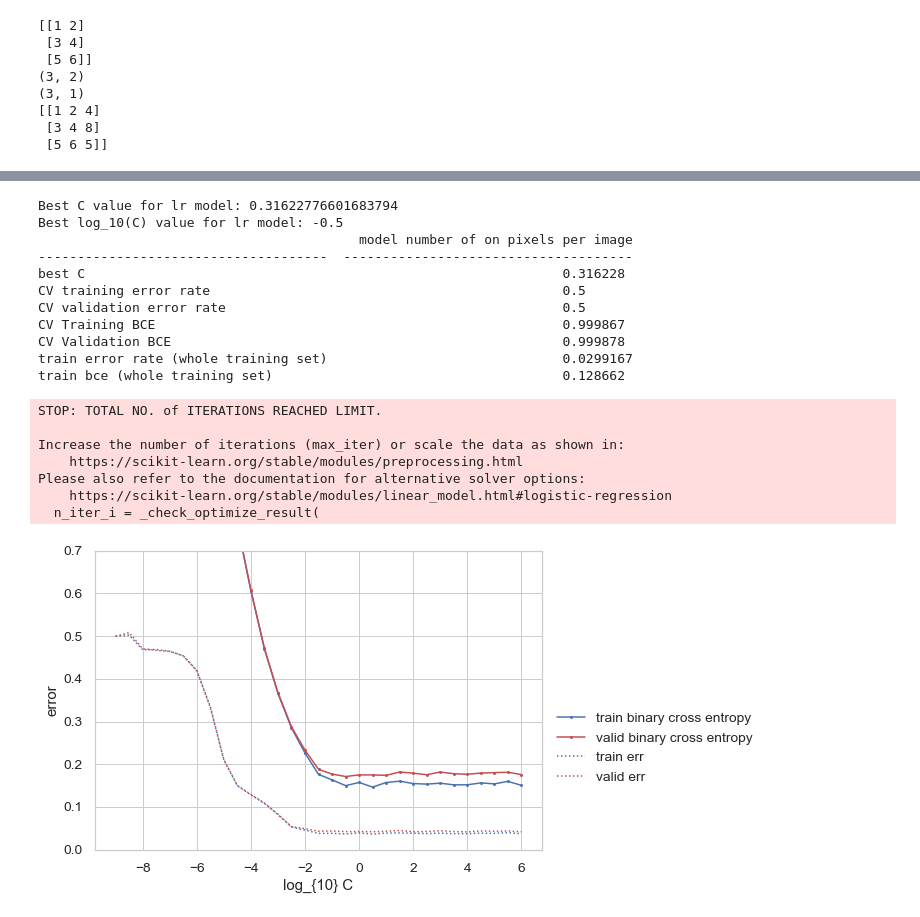
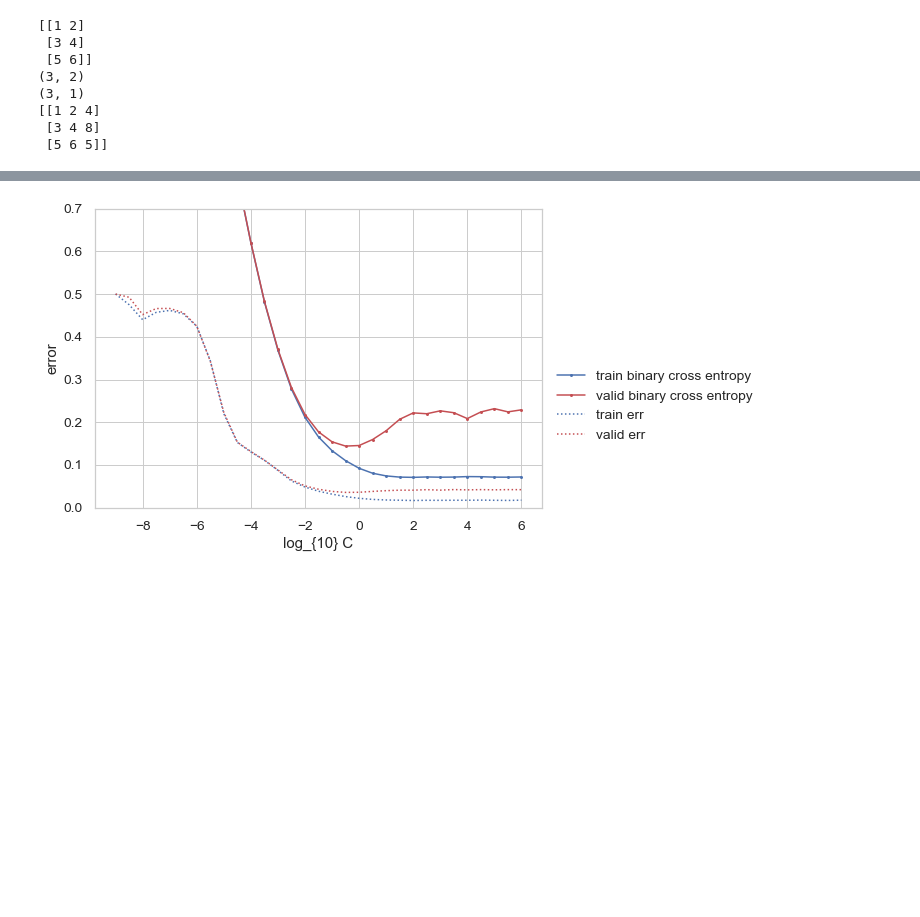
Before and after one commit to kamibrumi/comp135-intro-to-ml, a Jupyter notebook: projectA/projA_notebook_p2.ipynb, the cells around one changed output, grey strips where cells are left out. Drawn from its saved outputs; the diff is of its cells as text; code cells hidden in the pictures; blank space fills up the shorter version.

Commit message:
now all the logistic regression + some easy feature transformation work fine, with no errors. Next:working on log regr + convolutions

```diff
--- a/projectA/projA_notebook_p2.ipynb
+++ b/projectA/projA_notebook_p2.ipynb
@@ -190,13 +190,13 @@ Best log_10(C) value for lr model: 3.0
 # I am also doing CV, which does not overestimate the error rate as it happens in the validation set approach.
 # %%
 # retrieving the model with the best C for model 0
-def best_c_model_error(best_C_lr, xs):
+def best_c_model_error(best_C_lr, xs, xs_testing):
     best_C_model_0 = sklearn.linear_model.LogisticRegression(C=best_C_lr, solver='lbfgs', max_iter=1000)
     best_C_model_0.fit(xs, training_y_tr)
 
 
     yhat_tr = best_C_model_0.predict_proba(xs)[:,1]
-    yhat_te = best_C_model_0.predict_proba(test_x_tr)[:,1]
+    yhat_te = best_C_model_0.predict_proba(xs_testing)[:,1]
 
 
     #print("train error rate model 0 =", sklearn.metrics.zero_one_loss(y_tr_M, yhat_tr >= 0.5))
@@ -306,7 +306,7 @@ plt.title('Learned Weight coefficients corresponding to the pixels of the origin
 # %% [output]
 ValueError: cannot reshape array of size 785 into shape (28,28)
 # %%
-def compute_results_model_on(xs, s):
+def compute_results_model_on(xs, xs_testing, s):
     tr_err_list, va_err_list, tr_bce_list, va_bce_list = c_grid_search_logistic_regr(xs)
 
     #print(C_grid.shape)
@@ -316,7 +316,7 @@ def compute_results_model_on(xs, s):
 
     best_C_lr = best_c(va_bce_list)
 
-    best_C_model_0, tr_error_rate, tr_bce, te_error_rate, te_bce = best_c_model_error(best_C_lr, xs)
+    best_C_model_0, tr_error_rate, tr_bce, te_error_rate, te_bce = best_c_model_error(best_C_lr, xs, xs_testing)
 
     #print("Best C value for lr model (MODEL 0 - Baseline):", best_C_lr)
     #print("Training error rate", tr_err_list[idx_best_C_err_valid_rate])
@@ -470,22 +534,33 @@ print(np.hstack((arr1, arr2)))
  [5 6 5]]
 # %%
 # now computing a new feature where I add 1 for each pixel that it is not 0, and WITHOUT averaging
+#print(np.asarray(non_zero_feature).shape)
 
+#training
 non_zero_feature = list()
-for x in x_tr_M:
+for x in training_x_tr:
     columns_not_zero = x > 0.0
     non_zero_feature.append(np.sum(columns_not_zero))
 
-print(np.asarray(non_zero_feature).shape)
-
 non_zero_feature = np.asarray(non_zero_feature)
 non_zero_feature = non_zero_feature.reshape(non_zero_feature.shape[0], 1)
-x_tr_M_non_zero = np.hstack((x_tr_M, non_zero_feature))
+x_tr_M_non_zero = np.hstack((training_x_tr, non_zero_feature))
 
-print(x_tr_M.shape)
-print(x_tr_M_non_zero.shape)
+#testing
 
-print(x_tr_M_non_zero[100:200, :])
+non_zero_feature_test = list()
+for x in test_x_tr:
+    columns_not_zero_test = x > 0.0
+    non_zero_feature_test.append(np.sum(columns_not_zero_test))
 
-compute_results_model_on(x_tr_M_non_zero, 'number of on pixels per image')
+non_zero_feature_test = np.asarray(non_zero_feature_test)
+non_zero_feature_test = non_zero_feature_test.reshape(non_zero_feature_test.shape[0], 1)
+x_te_M_non_zero = np.hstack((test_x_tr, non_zero_feature_test))
+
+#print(training_x_tr.shape)
+#print(x_tr_M_non_zero.shape)
+
+#print(x_tr_M_non_zero[100:200, :])
+
+compute_results_model_on(x_tr_M_non_zero, x_te_M_non_zero, 'number of on pixels per image')
 # %% [output]
@@ -519,22 +597,4 @@ Please also refer to the documentation for alternative solver options:
-Best C value for lr model: 0.31622776601683794
-Best log_10(C) value for lr model: -0.5
-                                         model number of on pixels per image
--------------------------------------  -------------------------------------
-best C                                                             0.316228
-CV training error rate                                             0.5
-CV validation error rate                                           0.5
-CV Training BCE                                                    0.999867
-CV Validation BCE                                                  0.999878
-train error rate (whole training set)                              0.0299167
-train bce (whole training set)                                     0.128662
-STOP: TOTAL NO. of ITERATIONS REACHED LIMIT.
-
-Increase the number of iterations (max_iter) or scale the data as shown in:
-    https://scikit-learn.org/stable/modules/preprocessing.html
-Please also refer to the documentation for alternative solver options:
-    https://scikit-learn.org/stable/modules/linear_model.html#logistic-regression
-  n_iter_i = _check_optimize_result(
-[figure, old version]
+[figure, new version]
 # %%
 # https://towardsdatascience.com/building-convolutional-neural-network-using-numpy-from-scratch-b30aac50e50a
 
```
Also changed, not shown: parts of 9 cells of this notebook.
